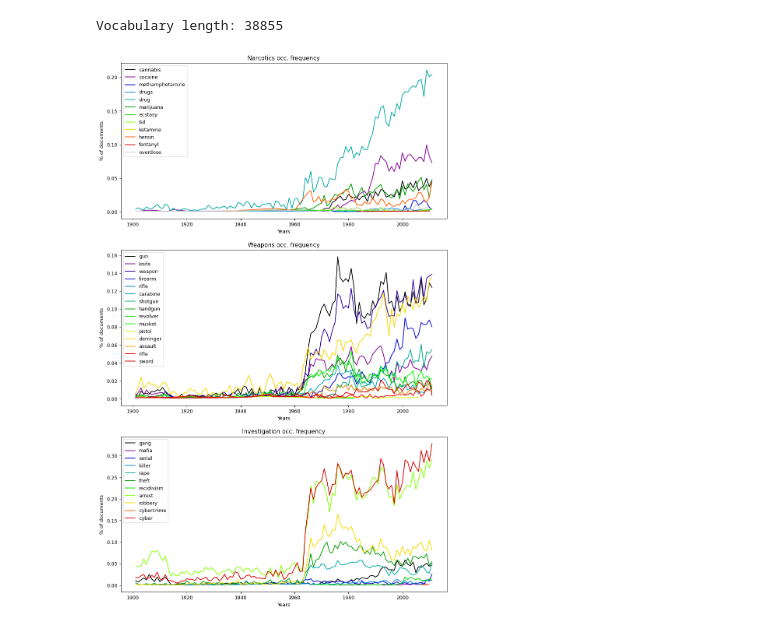
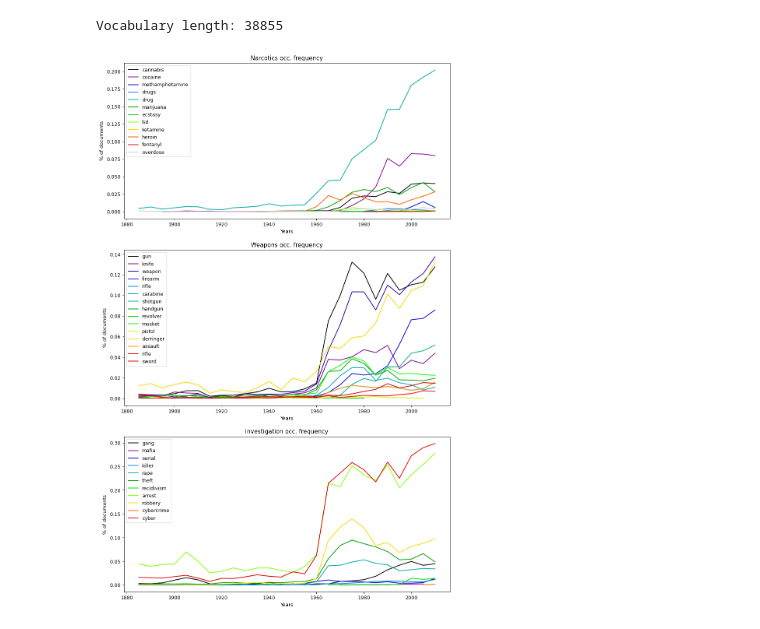
Before and after one commit to tomfran/caselaw-temporal-analysis, a Jupyter notebook: notebooks/07_visualization.ipynb, the cells around one changed output. Saved outputs shown, nothing was run; the diff lists cells and outputs as text; code cells hidden in the pictures.

```diff
--- a/notebooks/07_visualization.ipynb
+++ b/notebooks/07_visualization.ipynb
@@ -26,10 +26,14 @@ word2id = dict((v, idx) for idx, v in enumerate(vocab))
 id2word = dict((idx, v) for idx, v in enumerate(vocab))
 
 vectors_trans = vectors.transpose()
-
-dates_frequencies = defaultdict(lambda:0)
-for d in dates:
-    dates_frequencies[d] += 1
+# %%
+intervals = 5
+norm_dates = [e - e%intervals for e in dates]
+
+dates_frequencies = defaultdict(lambda:0)
+
+for d in norm_dates:
+    dates_frequencies[d] += 1
 # %%
 def get_distribution(term, word2id, doc_dates, transposed_vectors, dates_frequencies, low_filter=-1):
     ind = word2id.get(term, -1)
@@ -50,32 +54,36 @@ def get_distribution(term, word2id, doc_dates, transposed_vectors, dates_frequen
 narcotics = ['cannabis', 'cocaine', 'methamphetamine', 'drugs', 'drug', 'marijuana',
              'ecstasy', 'lsd', 'ketamine', 'heroin', 'fentanyl', 'overdose']
 
 weapons = ['gun', 'knife', 'weapon', 'firearm', 'rifle', 'carabine', 'shotgun', 'handgun',
            'revolver', 'musket', 'pistol', 'derringer', 'assault', 'rifle', 'sword', 'blunt']
 
 investigation = ['gang', 'mafia', 'serial',  'killer', 'rape', 'theft', 'recidivism',
                  'arrest', 'robbery', 'cybercrime', 'cyber', 'crime']
 
 titles = ["Narcotics", "Weapons", "Investigation"]
 
 fig, axs = plt.subplots(3,1, figsize=(12,20))
 
 colormap = plt.cm.nipy_spectral
 
 for i, words in enumerate([narcotics, weapons, investigation]):
+
     colors = [colormap(i) for i in np.linspace(0, 1,len(words))]
     axs[i].set_prop_cycle('color', colors)
+
     for word in words:
-        dist = get_distribution(word, word2id, dates, vectors_trans, dates_frequencies, low_filter=1900)
+
+        dist = get_distribution(word, word2id, norm_dates, vectors_trans, dates_frequencies, low_filter=1880)
         if not dist:
             continue
+
         x = [e[0] for e in dist]
         y = [e[1] for e in dist]
         axs[i].set(title=f"{titles[i]} occ. frequency", xlabel="Years", ylabel="% of documents")
         axs[i].plot(x, y)
         axs[i].legend(words)
 
 plt.savefig("../data/images/interesting_words_occ.jpeg", dpi=300)
 plt.show()
 # %% [output]
-[figure, old version]
+[figure, new version]
```
